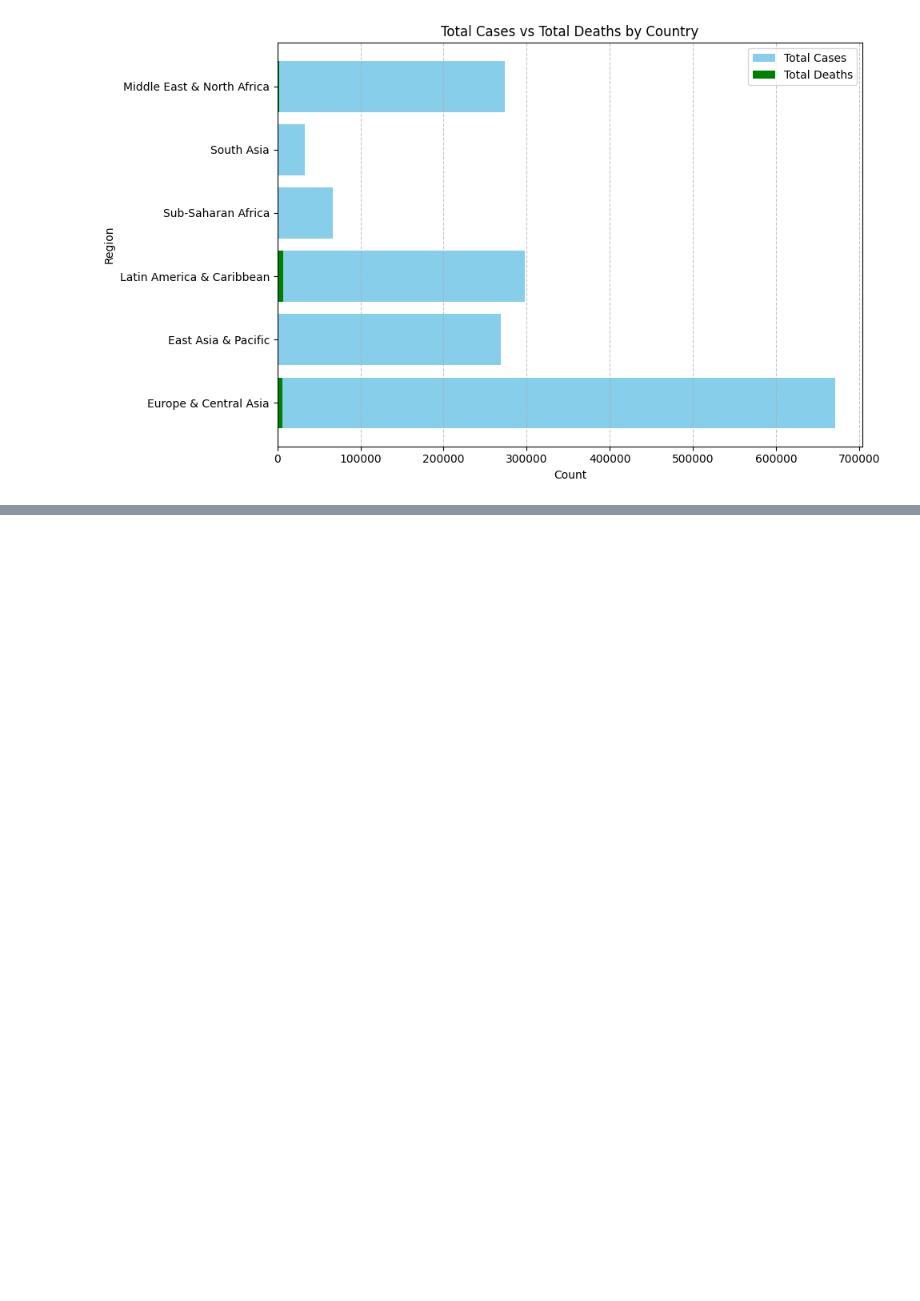
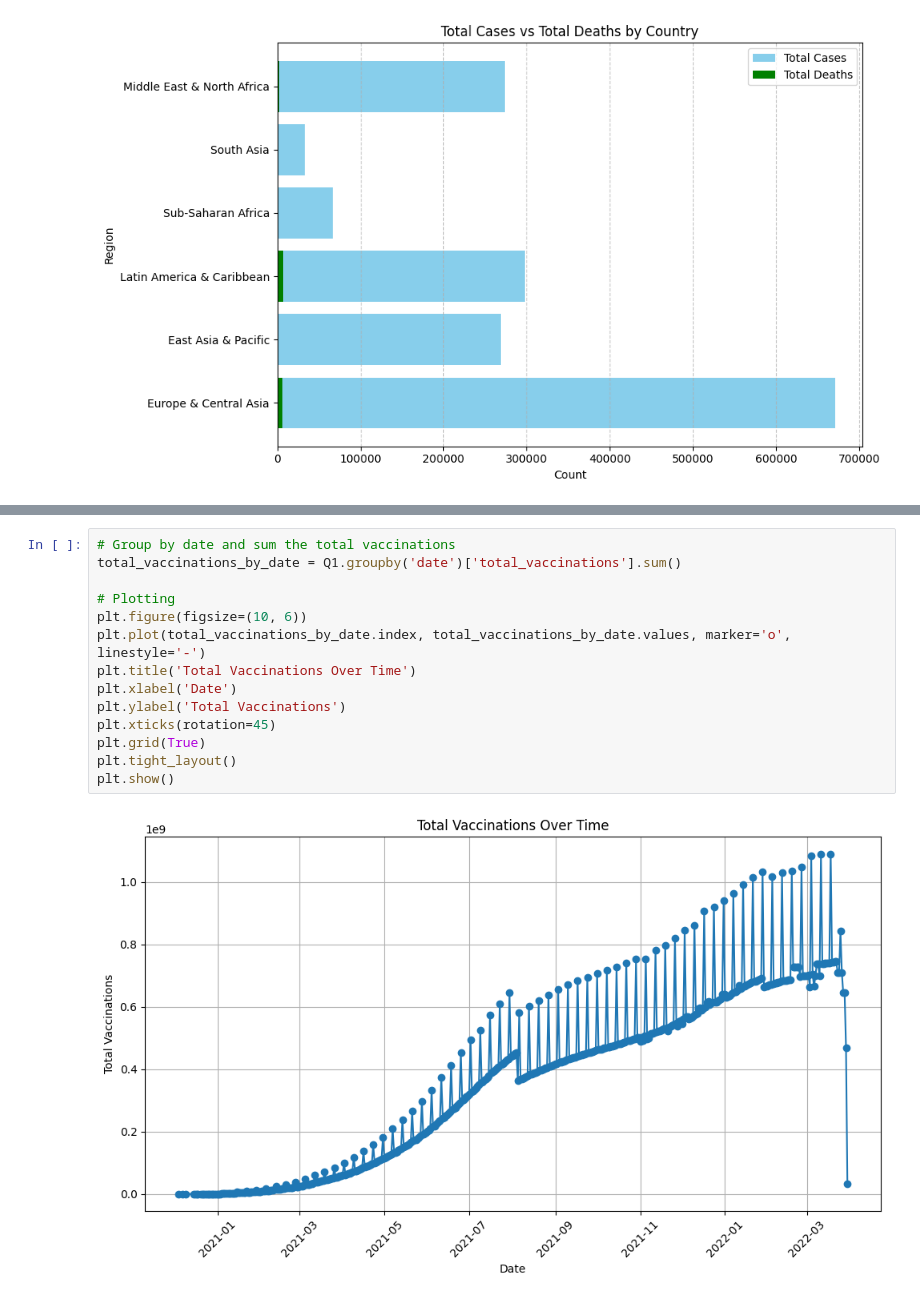
Before and after one commit to JoanneSiarivita/Data_Viz, a Jupyter notebook: data_viz/notebooks/Q1.ipynb, the cells around one changed output, grey strips where cells are left out. Drawn from its saved outputs; the diff is of its cells as text; blank space fills up the shorter version.

```diff
--- a/data_viz/notebooks/Q1.ipynb
+++ b/data_viz/notebooks/Q1.ipynb
@@ -111,0 +170,16 @@ plt.show()
+# %%
+# Group by date and sum the total vaccinations
+total_vaccinations_by_date = Q1.groupby('date')['total_vaccinations'].sum()
+
+# Plotting
+plt.figure(figsize=(10, 6))
+plt.plot(total_vaccinations_by_date.index, total_vaccinations_by_date.values, marker='o', linestyle='-')
+plt.title('Total Vaccinations Over Time')
+plt.xlabel('Date')
+plt.ylabel('Total Vaccinations')
+plt.xticks(rotation=45)
+plt.grid(True)
+plt.tight_layout()
+plt.show()
+# %% [output]
+[figure, added]
```
Also changed, not shown: parts of 6 cells of this notebook.
